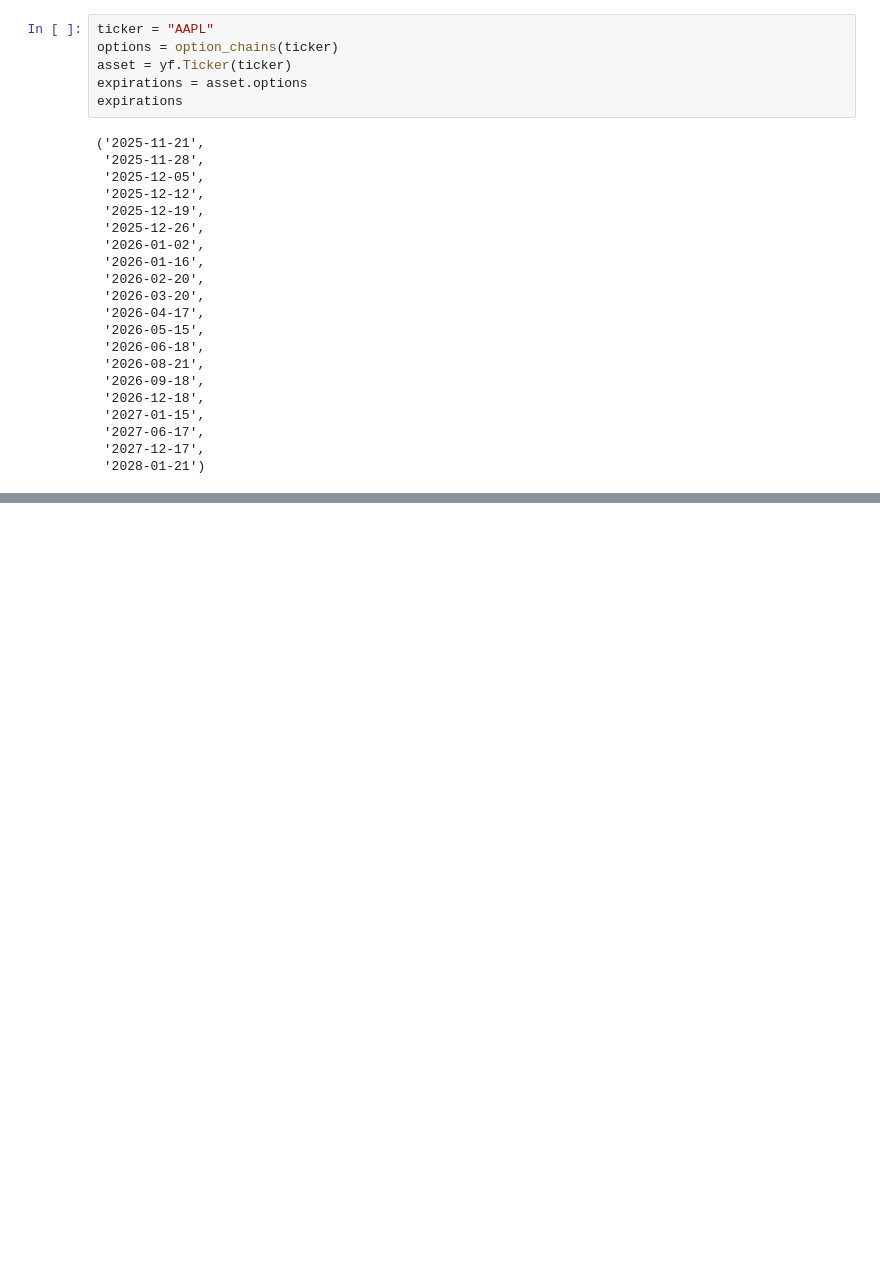
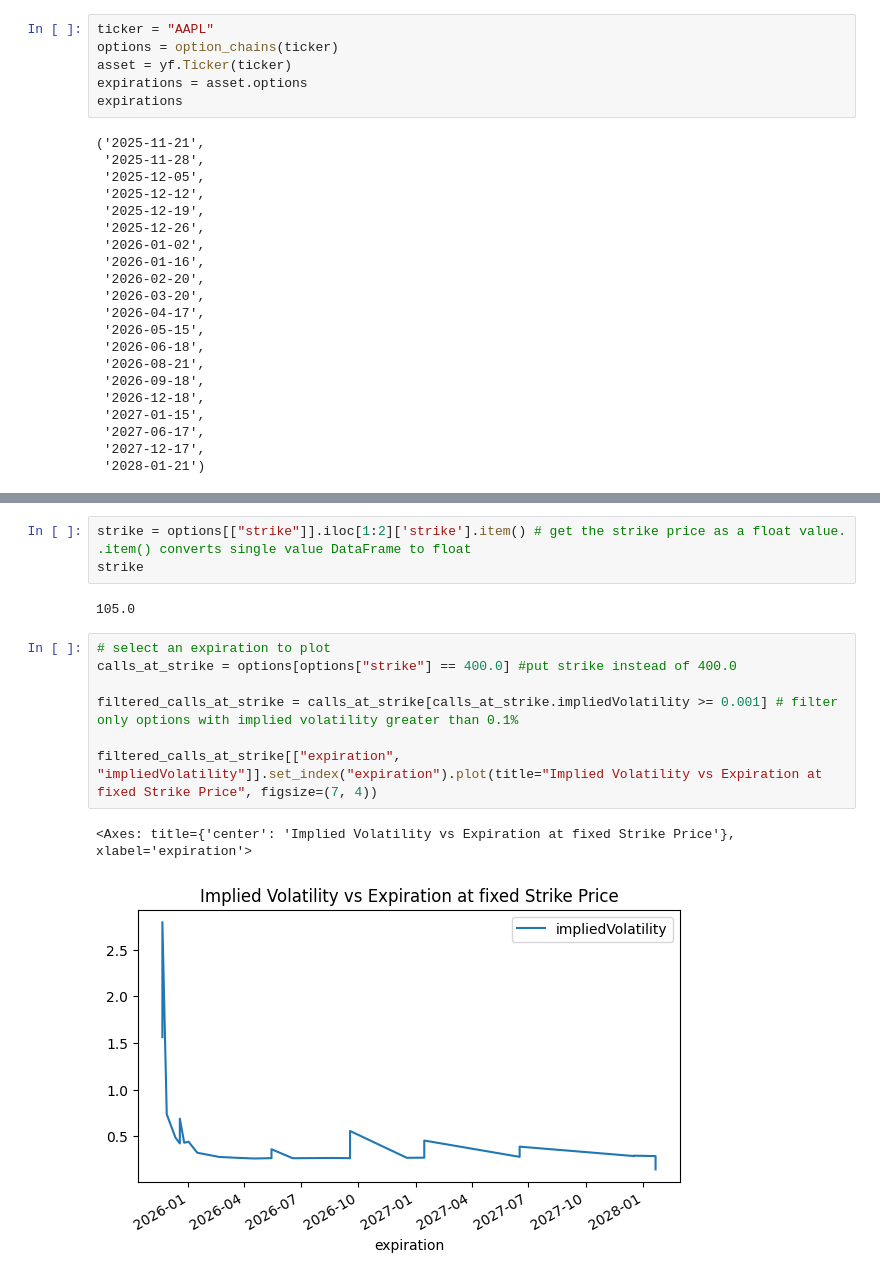
Before and after one commit to simonezocco/Econophysics, a Jupyter notebook: Volatility Smile Program.ipynb, the cells around one changed output, grey strips where cells are left out. Cells and saved outputs as stored; diff of their text form; blank space fills up the shorter version.

```diff
--- a/Volatility Smile Program.ipynb
+++ b/Volatility Smile Program.ipynb
@@ -103,0 +110,15 @@ plt.savefig('implied_volatility_vs_strike_price.png')
+# %%
+strike = options[["strike"]].iloc[1:2]['strike'].item() # get the strike price as a float value. .item() converts single value DataFrame to float
+strike
+# %% [output]
+105.0
+# %%
+# select an expiration to plot
+calls_at_strike = options[options["strike"] == 400.0] #put strike instead of 400.0
+
+filtered_calls_at_strike = calls_at_strike[calls_at_strike.impliedVolatility >= 0.001] # filter only options with implied volatility greater than 0.1%
+
+filtered_calls_at_strike[["expiration", "impliedVolatility"]].set_index("expiration").plot(title="Implied Volatility vs Expiration at fixed Strike Price", figsize=(7, 4))
+# %% [output]
+<Axes: title={'center': 'Implied Volatility vs Expiration at fixed Strike Price'}, xlabel='expiration'>
+[figure, added]
```
Also changed, not shown: parts of 8 cells of this notebook.
